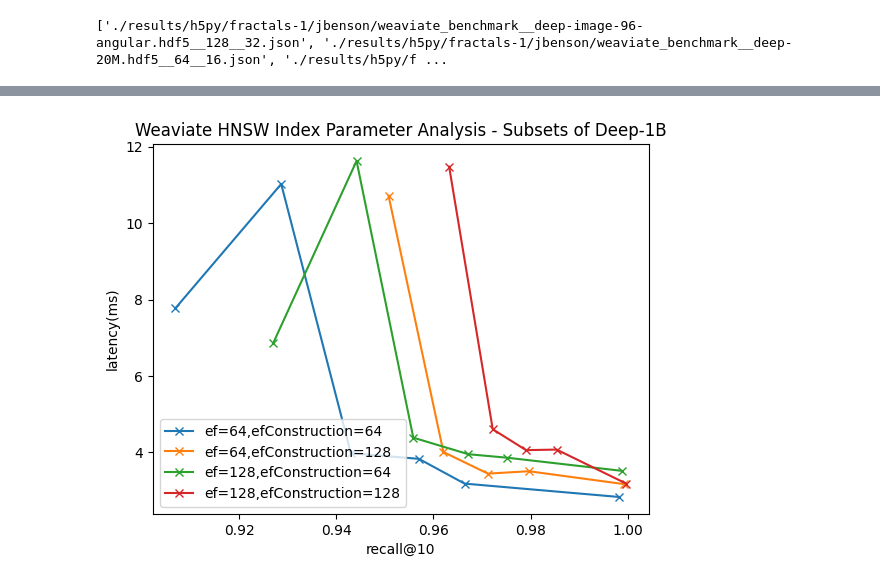
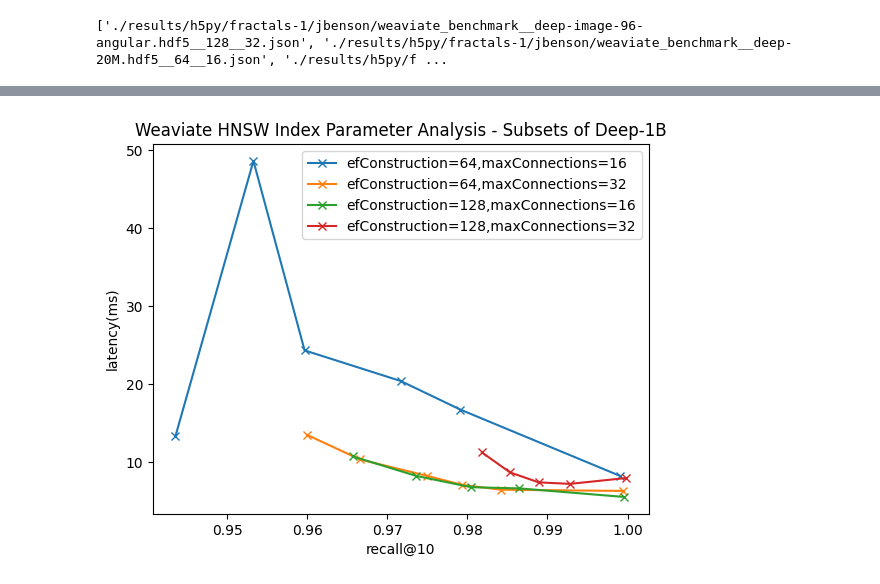
Before and after one commit to weaviate/weaviate-benchmarking, a Jupyter notebook: gsi/analyze.ipynb, the cells around one changed output, grey strips where cells are left out. Cells and saved outputs as stored; diff of their text form; code cells hidden in the pictures.

Commit message:
analyzing build parms

```diff
--- a/gsi/analyze.ipynb
+++ b/gsi/analyze.ipynb
@@ -34,8 +41,7 @@ for jsonfile in jsons:
     objs = json.load(f)
     f.close()
 
-    print(objs[0].keys())
-
+    #print(jsonfile, objs[0].keys())
     for obj in objs:
         row = {}
         row['benchmarkFile'] = obj['benchmarkFile']
@@ -49,11 +55,12 @@ for jsonfile in jsons:
         row['latency_p90'] = obj['requestTimes']['limit_10']['latencies']['p90']
         row['latency_p95'] = obj['requestTimes']['limit_10']['latencies']['p95']
         row['latency_p99'] = obj['requestTimes']['limit_10']['latencies']['p99']
-
         row['totalDatasetSize'] = obj['totalDatasetSize']
         row['importTime'] = obj['importTime']
+        row['wallImportTime'] = obj['wallImportTime'] \
+            if 'wallImportTime' in obj.keys() else np.NAN
 
         rows.append(row)
 
 df = pd.DataFrame(rows)
-print(df)
+#print(df)
@@ -78,14 +67,13 @@ dict_keys(['benchmarkFile', 'distanceMetric', 'totalTested', 'ef', 'efConstructi
 # %%
 # Augment with various columns
 
+regex = re.compile("deep-(\d+)[MK].hdf5")
+
 def get_dset(row):
-    if row['benchmarkFile'].find('deep')>=0:
+    matches = regex.match(row['benchmarkFile'])
+    if matches:
         return 'Deep-1B'
     else:
         return "Unknown"
 
 df['dataset'] = df.apply( lambda row: get_dset(row), axis=1 )
-
-pd.reset_option('display.max_rows')
-pd.set_option('display.max_rows', None)
-df
@@ -146,32 +162,47 @@ print(df.columns)
 
 # get Deep-1B rows
 df_recall_latency = df [ df['dataset']=='Deep-1B' ] \
-    [ ['dataset', 'totalDatasetSize', 'ef', 'efConstruction', 'recall_10', 'latency_mean' ] ]
+    [ ['dataset', 'benchmarkFile', 'totalDatasetSize', \
+       'efConstruction', 'maxConnections', \
+       'recall_10', 'latency_mean', 'latency_p95' ] ]
 
 # get dataset sizes for Deep-1B so fara
 dset_sizes = df[ df['dataset']=='Deep-1B' ]['totalDatasetSize'].unique()
 print(dset_sizes)
 
-# list the different parameter groups of interest
-param_groups = [ (64,64), (64,128), (128,64), (128,128) ]
+# list the different build parameter groups of interest - (efConstruction, maxConnections)
+param_groups = [ (64,16), (64,32), (128,16), (128,32) ]
+
+recall_latency_grp = df[ df['dataset']=='Deep-1B' ]\
+    .groupby(['totalDatasetSize','efConstruction','maxConnections']) \
+        .agg( \
+        {'recall_10':['mean','min','max'],
+         'latency_mean':['mean','min','max'],
+         'latency_p95':['mean','min','max']})
+
+pd.reset_option('display.width')
+pd.set_option('display.width', 1000)
+print(recall_latency_grp)
+
+#raise Exception("stop")
 
 # extract plot points for each parameter group by dataset size
 all_lines = {}
 for pg in param_groups:
     # get df with those parameters
     _df = df_recall_latency[ \
-        (df_recall_latency['ef']==pg[0]) &
-        (df_recall_latency['efConstruction']==pg[1]) ]
-    print(_df)
+        (df_recall_latency['efConstruction']==pg[0]) &
+        (df_recall_latency['maxConnections']==pg[1]) ]
+    #print(_df)
     # get the mean recall and latency
     recall_latency = _df.groupby(['totalDatasetSize']) \
-        .mean(['recall_10','latency_mean'])
-
+        .mean(['recall_10','p95_latency'])
+    print(recall_latency.index)
     recall = list(recall_latency['recall_10'])
     recall = [ rc/10.0 for rc in recall ]
-    latency = list(recall_latency['latency_mean'])
+    latency = list(recall_latency['latency_p95'])
     latency = [ lt/1000000.0 for lt in latency ]
-    #print(recall, latency)
+    print(recall, latency)
 
     all_lines[ pg ] = ( recall, latency )
 
@@ -181,7 +212,7 @@ fig, ax = pyplot.subplots()
 for ln in all_lines.keys():
     xs = all_lines[ln][0]
     ys = all_lines[ln][1]
-    ax.plot(xs,ys, marker='x',label="ef=%d,efConstruction=%d" % (ln[0],ln[1]))
+    ax.plot(xs,ys, marker='x',label="efConstruction=%d,maxConnections=%d" % (ln[0],ln[1]))
 
 ax.legend(loc='best')
 ax.set_xlabel('recall@10')
@@ -210 +241 @@ Index(['benchmarkFile', 'distanceMetric', 'totalTested', 'ef',
-[figure, old version]
+[figure, new version]
```
Also changed, not shown: parts of 7 cells of this notebook.
